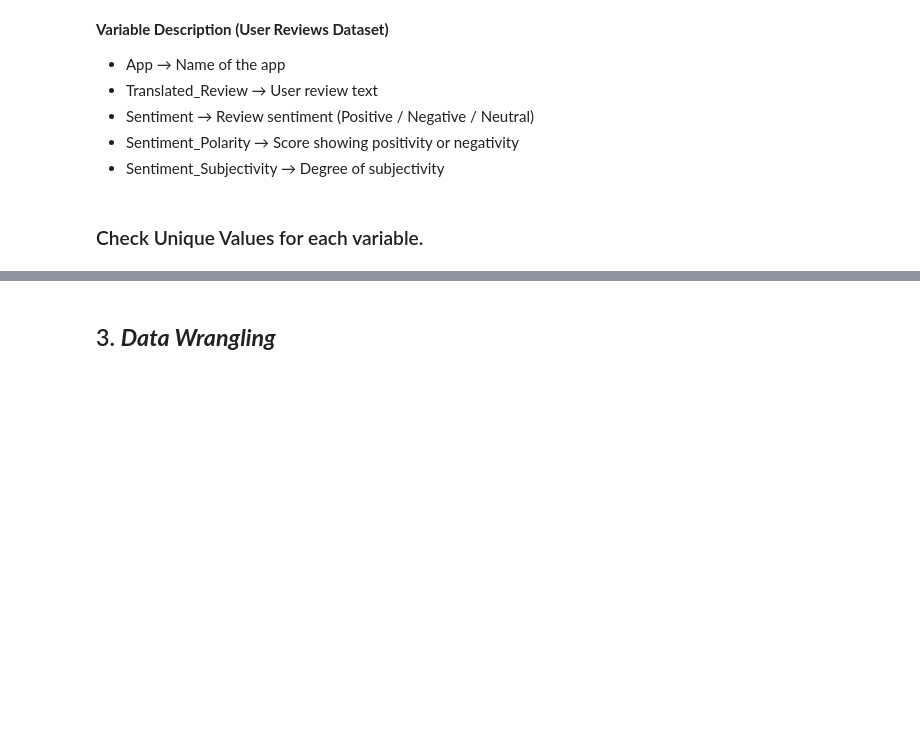
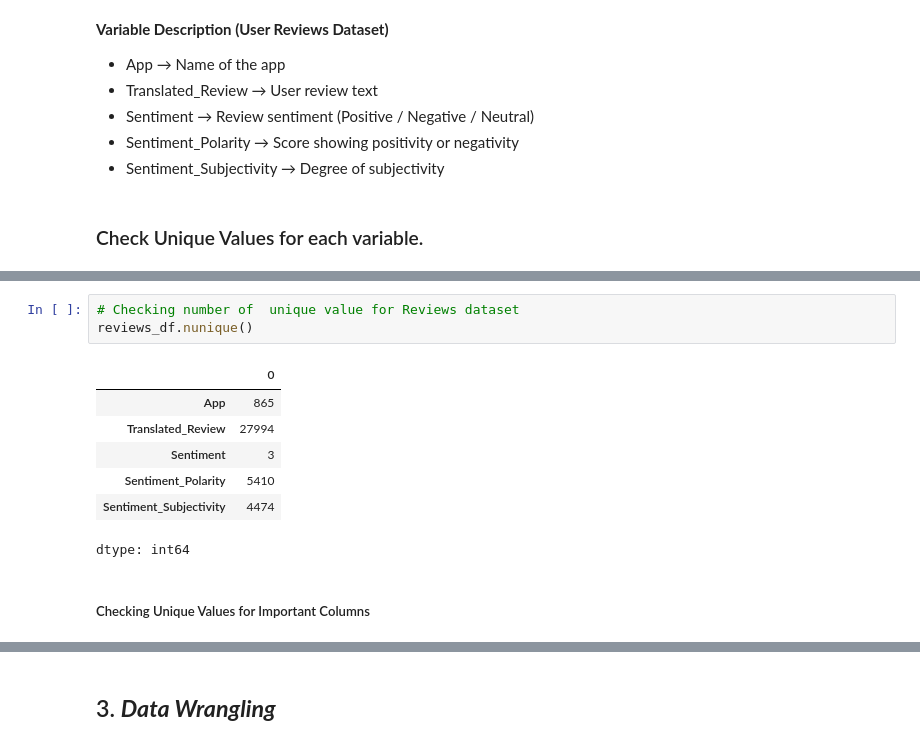
Before and after one commit to Chetanpatil71502/EDA-Play-Store-App-Review-Analysis, a Jupyter notebook: EDA_Play_Store_App_Review_Analysis.ipynb, the cells around one changed output, grey strips where cells are left out. Saved outputs shown, nothing was run; the diff lists cells and outputs as text; blank space fills up the shorter version.

```diff
--- a/EDA_Play_Store_App_Review_Analysis.ipynb
+++ b/EDA_Play_Store_App_Review_Analysis.ipynb
@@ -330,0 +348,13 @@ reviews_df.describe()
+# %%
+# Checking number of  unique value for Reviews dataset
+reviews_df.nunique()
+# %% [output]
+|  | 0 |
+| App | 865 |
+| Translated_Review | 27994 |
+| Sentiment | 3 |
+| Sentiment_Polarity | 5410 |
+| Sentiment_Subjectivity | 4474 |
+dtype: int64
+# %% [markdown]
+##### Checking Unique Values for Important Columns
```
Also changed, not shown: parts of 23 cells of this notebook.
